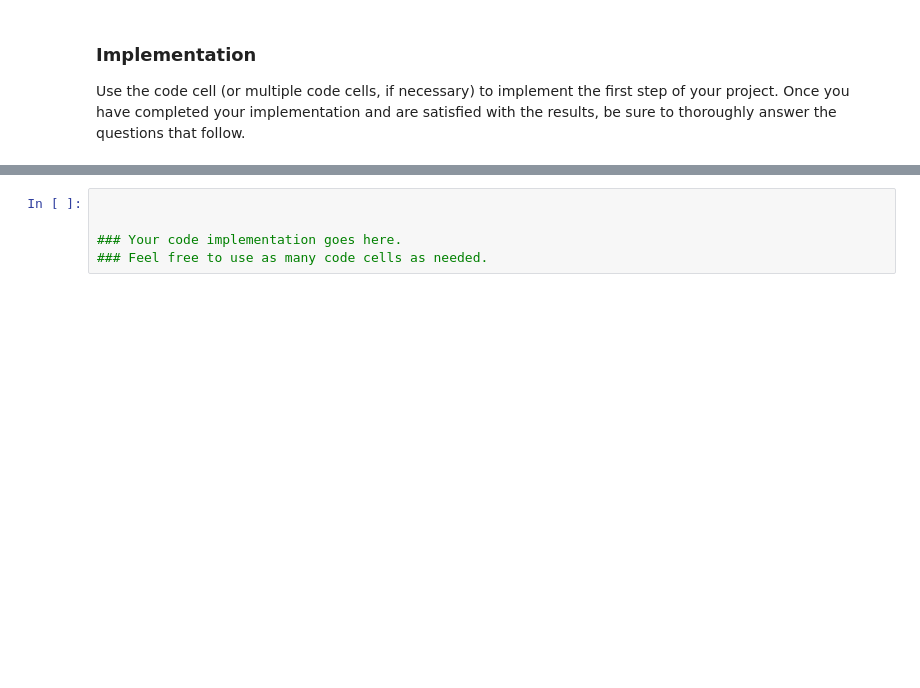
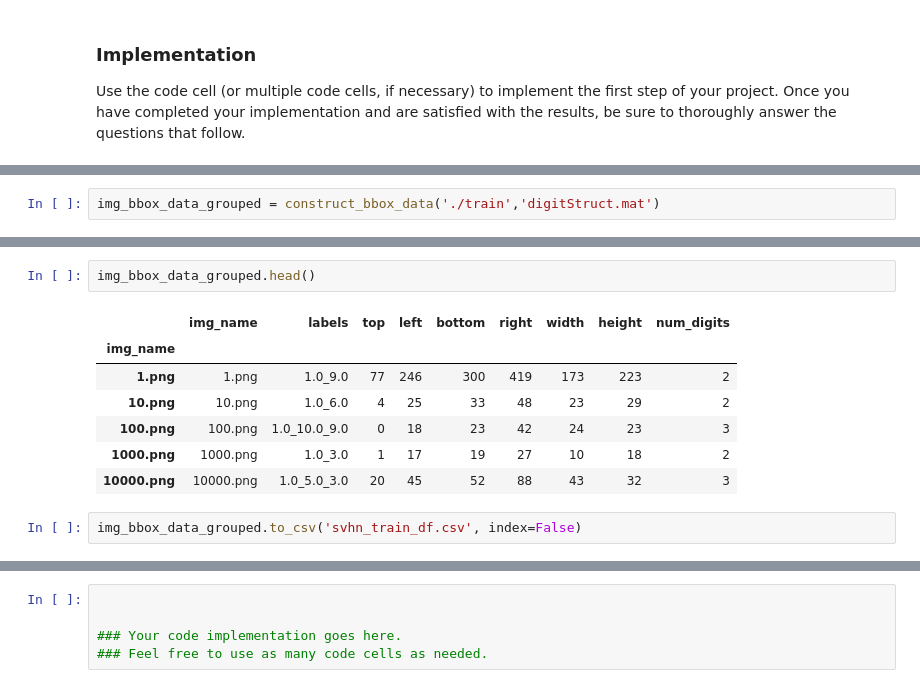
Before and after one commit to samiriff/MLND-digit-recognition, a Jupyter notebook: Copy_of_digit_recognition.ipynb, the cells around one changed output, grey strips where cells are left out. Saved outputs shown, nothing was run; the diff lists cells and outputs as text; blank space fills up the shorter version.

```diff
--- a/Copy_of_digit_recognition.ipynb
+++ b/Copy_of_digit_recognition.ipynb
@@ -1424,0 +1601,2 @@ Use the code cell (or multiple code cells, if necessary) to implement the first
+# %%
+img_bbox_data_grouped = construct_bbox_data('./train','digitStruct.mat')
@@ -1424,0 +1612,12 @@ Use the code cell (or multiple code cells, if necessary) to implement the first
+# %%
+img_bbox_data_grouped.head()
+# %% [output]
+|  | img_name | labels | top | left | bottom | right | width | height | num_digits |
+| img_name |  |  |  |  |  |  |  |  |  |
+| 1.png | 1.png | 1.0_9.0 | 77 | 246 | 300 | 419 | 173 | 223 | 2 |
+| 10.png | 10.png | 1.0_6.0 | 4 | 25 | 33 | 48 | 23 | 29 | 2 |
+| 100.png | 100.png | 1.0_10.0_9.0 | 0 | 18 | 23 | 42 | 24 | 23 | 3 |
+| 1000.png | 1000.png | 1.0_3.0 | 1 | 17 | 19 | 27 | 10 | 18 | 2 |
+| 10000.png | 10000.png | 1.0_5.0_3.0 | 20 | 45 | 52 | 88 | 43 | 32 | 3 |
+# %%
+img_bbox_data_grouped.to_csv('svhn_train_df.csv', index=False)
```
Also changed, not shown: parts of 35 cells of this notebook.
